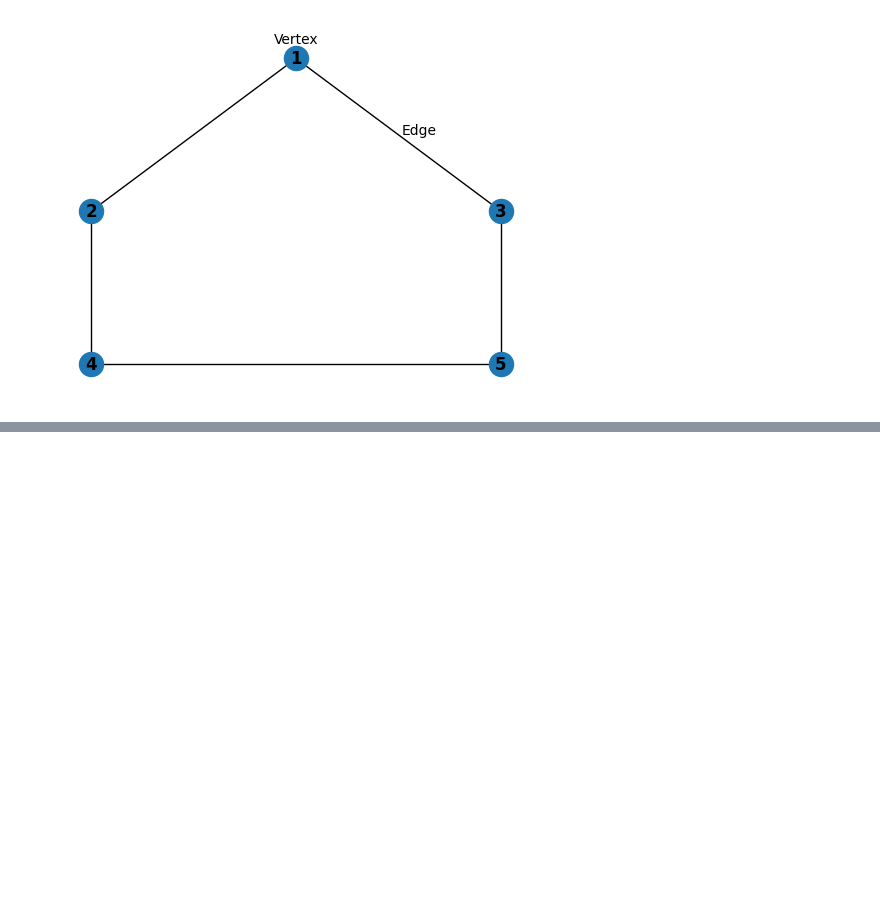
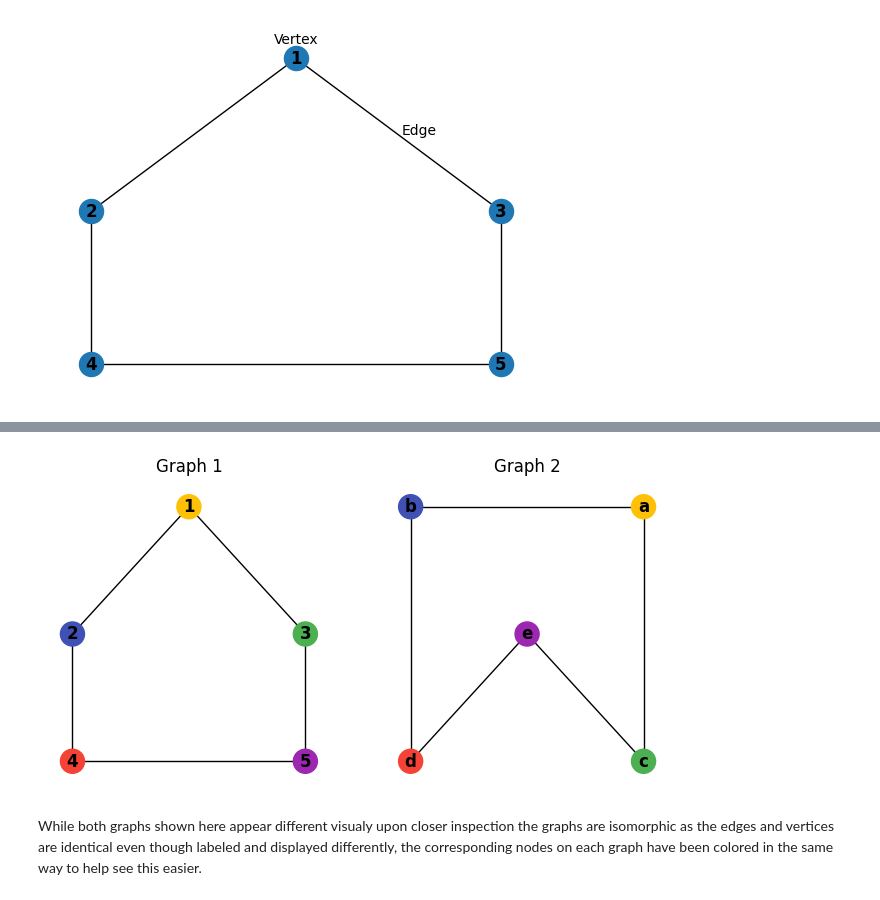
Before and after one commit to DaithiGMIT/graph_theory_project_year_3, a Jupyter notebook: graph_isomorphism.ipynb, the cells around one changed output, grey strips where cells are left out. Drawn from its saved outputs; the diff is of its cells as text; code cells hidden in the pictures; blank space fills up the shorter version.

```diff
--- a/graph_isomorphism.ipynb
+++ b/graph_isomorphism.ipynb
@@ -58,0 +70,51 @@ The degree of a vertex in graph theory terms is the amount of edges that are con
+# %%
+# code to plot two isomorphic graphs side by side
+import networkx as nx
+import matplotlib.pyplot as plt
+
+# create first graph
+G1 = nx.Graph()
+G1.add_node(1, pos=(3, 3))
+G1.add_node(2, pos=(1, 2))
+G1.add_node(3, pos=(5, 2))
+G1.add_node(4, pos=(1, 1))
+G1.add_node(5, pos=(5, 1))
+G1.add_edge(1, 3)
+G1.add_edge(2, 4)
+G1.add_edge(3, 5)
+G1.add_edge(4, 5)
+G1.add_edge(1, 2)
+pos1 = nx.get_node_attributes(G1, 'pos')
+
+# create second graph
+G2 = nx.Graph()
+G2.add_node('a', pos=(4, 4))
+G2.add_node('b', pos=(2, 4))
+G2.add_node('c', pos=(4, 2))
+G2.add_node('d', pos=(2, 2))
+G2.add_node('e', pos=(3, 3))
+G2.add_edge('a', 'c')
+G2.add_edge('b', 'd')
+G2.add_edge('c', 'e')
+G2.add_edge('d', 'e')
+G2.add_edge('a', 'b')
+pos2 = nx.get_node_attributes(G2, 'pos')
+
+# assign colors to nodes
+node_colors1 = ['#FFC107', '#3F51B5', '#4CAF50', '#F44336', '#9C27B0']
+node_colors2 = ['#FFC107', '#3F51B5', '#4CAF50', '#F44336', '#9C27B0']
+
+# plot graphs side by side
+fig, axs = plt.subplots(ncols=2, figsize=(8, 4))
+
+nx.draw(G1, pos1, ax=axs[0], with_labels=True, font_size=12, font_weight='bold', node_color=node_colors1)
+axs[0].set_title('Graph 1')
+
+nx.draw(G2, pos2, ax=axs[1], with_labels=True, font_size=12, font_weight='bold', node_color=node_colors2)
+axs[1].set_title('Graph 2')
+
+plt.show()
+# %% [output]
+[figure, added]
+# %% [markdown]
+While both graphs shown here appear different visualy upon closer inspection the graphs are isomorphic as the edges and vertices are identical even though labeled and displayed differently, the corresponding nodes on each graph have been colored in the same way to help see this easier.
```
Also changed, not shown: parts of 2 cells of this notebook.
